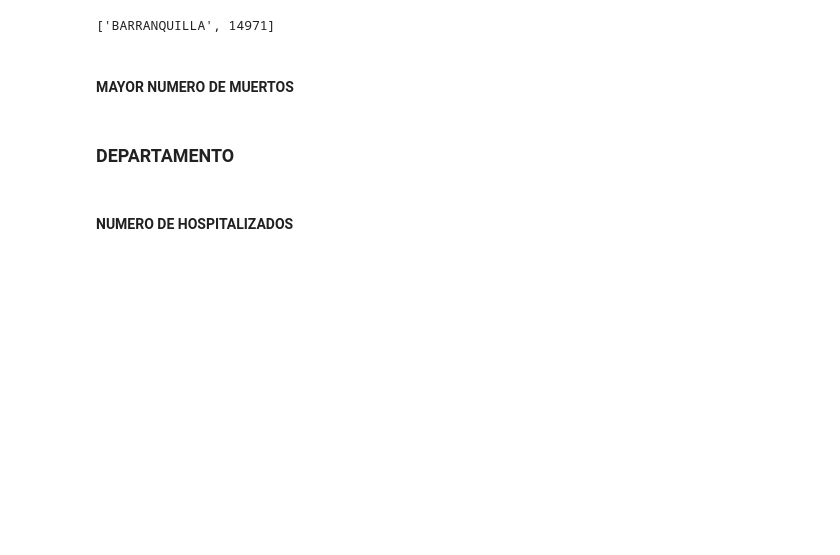
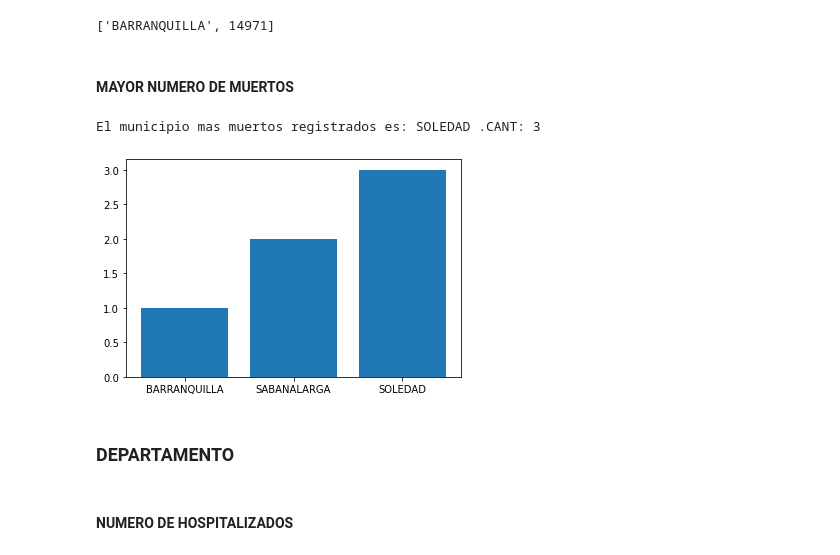
Before and after one commit to shadiajaafar1/Lab-Singularity, a Jupyter notebook: lab.ipynb, the cells around one changed output. Drawn from its saved outputs; the diff is of its cells as text; code cells hidden in the pictures; blank space fills up the shorter version.

```diff
--- a/lab.ipynb
+++ b/lab.ipynb
@@ -270,11 +285,20 @@ el municipio con mas registrados es: BARRANQUILLA con  14971 casos
 # %% [markdown]
 #### MAYOR NUMERO DE MUERTOS
 # %%
-dpto_interes= clean_df[clean_df["Departamento_ocurrencia"] == "SANTANDER"] #Dpto de interes
+dpto_interes= clean_df[clean_df["Departamento_ocurrencia"] == "ATLANTICO"] #Dpto de interes
 Con_Final = dpto_interes.groupby("Municipio_ocurrencia")[["CON_FIN"]].value_counts().reset_index() #agrupa municipio por columan de condicion final
 MasMuertos_list =Con_Final[Con_Final["CON_FIN"] == 2].sort_values(by=0, ascending=False).reset_index().values.tolist()[0]
  #lista desendente de casos de muerte :2, [0]: pioscion con mas muertos
 print("El municipio mas muertos registrados es:", MasMuertos_list[1], ".CANT:", MasMuertos_list[3] )
+
+
+Con_Fin = Con_Final[Con_Final["CON_FIN"] == 2]
+
+plt.bar(Con_Fin["Municipio_ocurrencia"], Con_Fin[0])
+plt.show()
+# %% [output]
+El municipio mas muertos registrados es: SOLEDAD .CANT: 3
+[figure, added]
 # %% [markdown]
 ### DEPARTAMENTO
 # %% [markdown]
```
Also changed, not shown: parts of 11 cells of this notebook, 4 other files.
